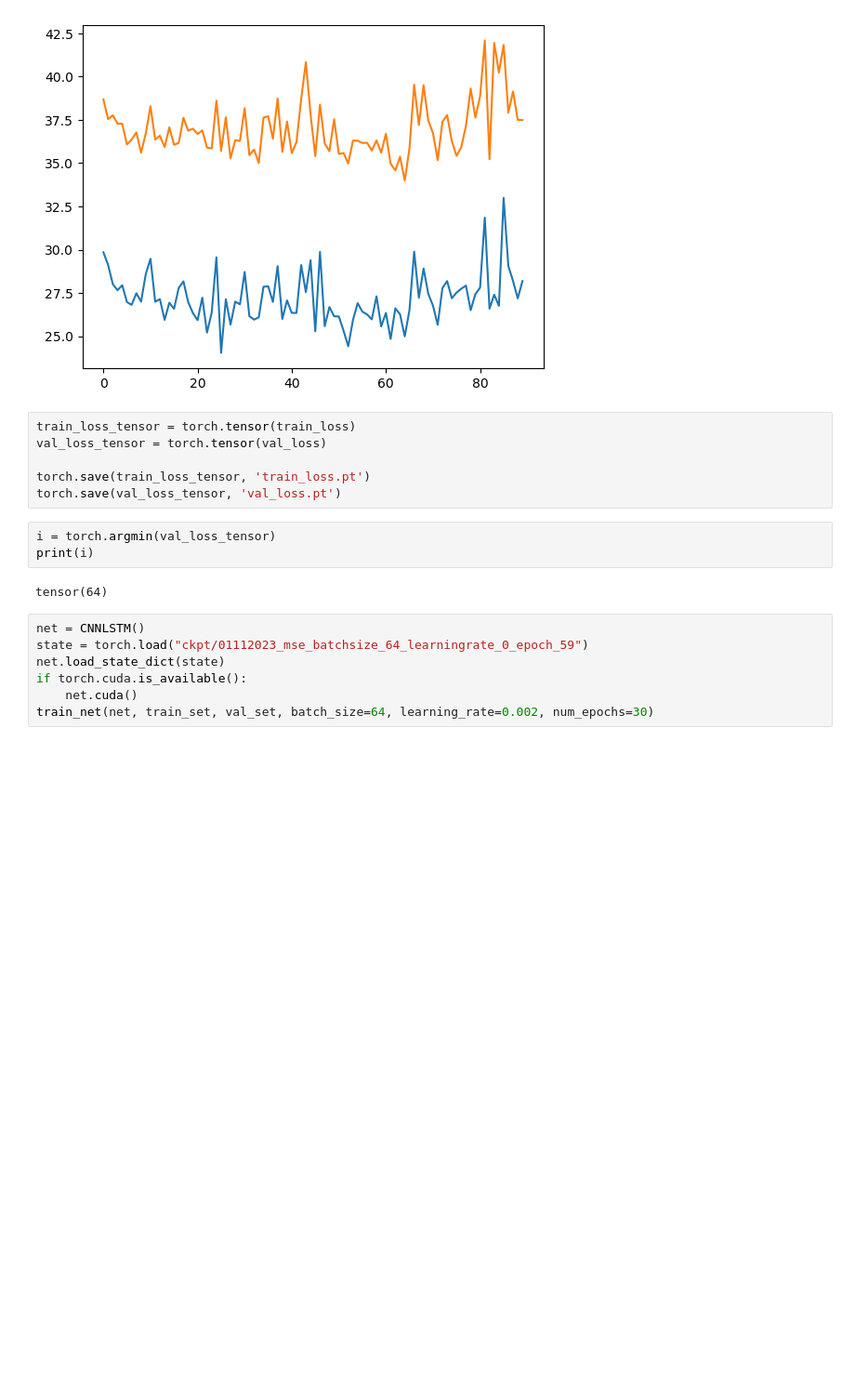
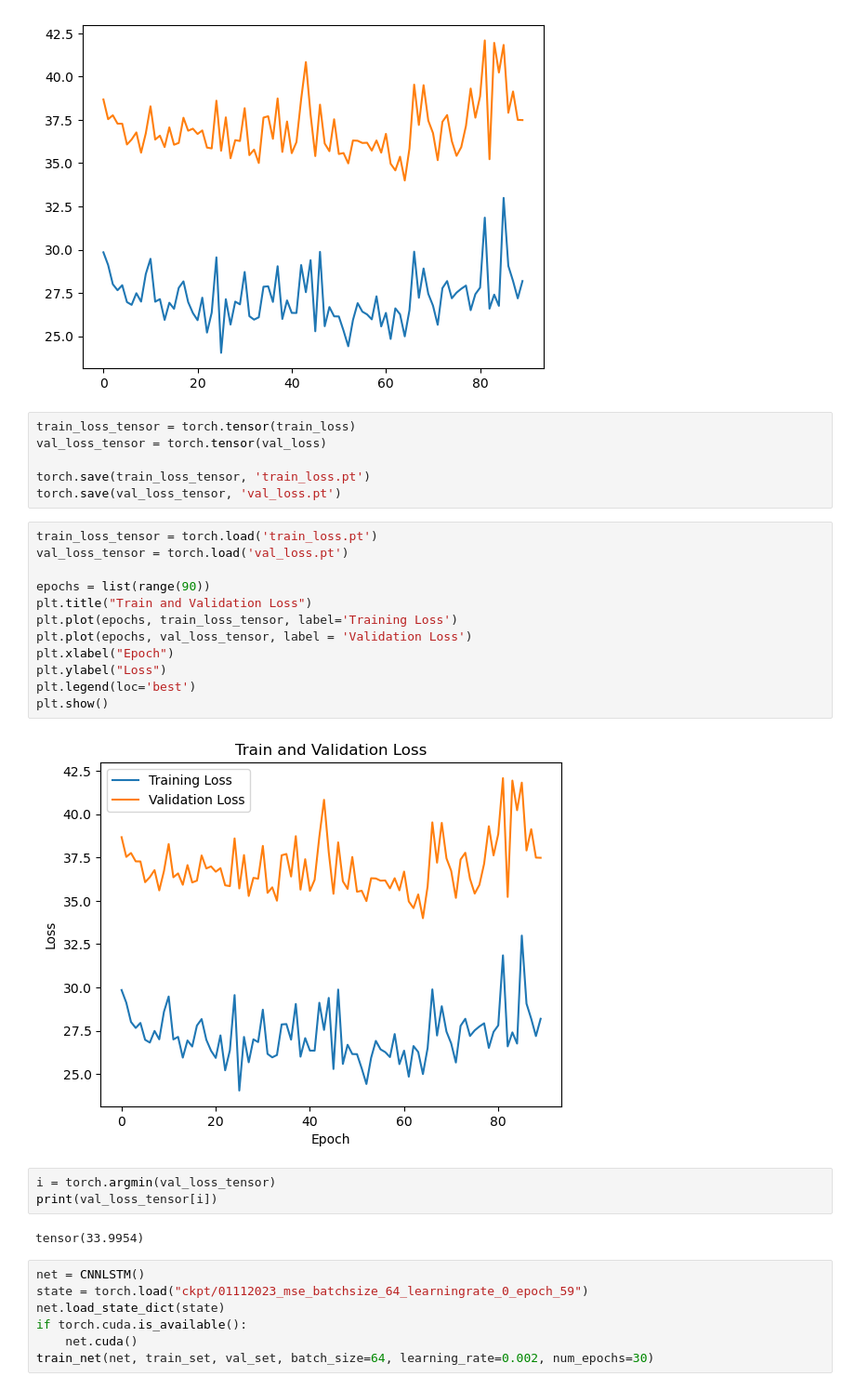
Before and after one commit to xuetingkai/APS360AirQuality, a Jupyter notebook: training.ipynb, the cells around one changed output. Shown at 93% size. Cells and saved outputs as stored; diff of their text form; blank space fills up the shorter version.

```diff
--- a/training.ipynb
+++ b/training.ipynb
@@ -241,11 +241,25 @@ val_loss_tensor = torch.tensor(val_loss)
 
 torch.save(train_loss_tensor, 'train_loss.pt')
 torch.save(val_loss_tensor, 'val_loss.pt')
+# %%
+train_loss_tensor = torch.load('train_loss.pt')
+val_loss_tensor = torch.load('val_loss.pt')
+
+epochs = list(range(90))
+plt.title("Train and Validation Loss")
+plt.plot(epochs, train_loss_tensor, label='Training Loss')
+plt.plot(epochs, val_loss_tensor, label = 'Validation Loss')
+plt.xlabel("Epoch")
+plt.ylabel("Loss")
+plt.legend(loc='best')
+plt.show()
+# %% [output]
+[figure, added]
 # %%
 i = torch.argmin(val_loss_tensor)
-print(i)
+print(val_loss_tensor[i])
 # %% [output]
-tensor(64)
+tensor(33.9954)
 # %%
 net = CNNLSTM()
 state = torch.load("ckpt/01112023_mse_batchsize_64_learningrate_0_epoch_59")
```
Also changed, not shown: parts of 1 cell of this notebook, 2 other files.
